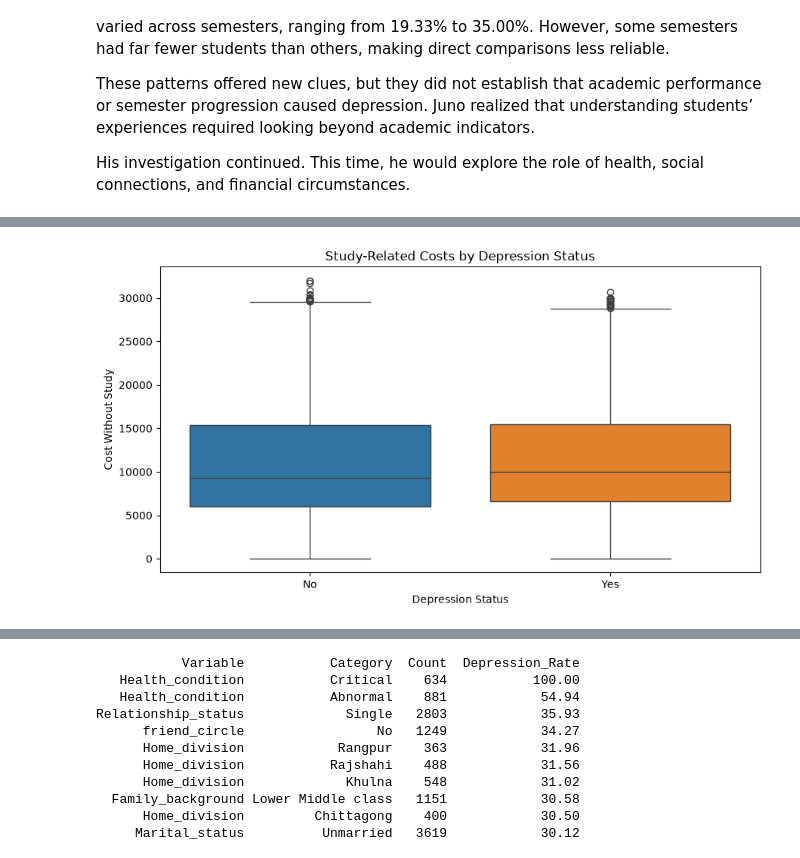
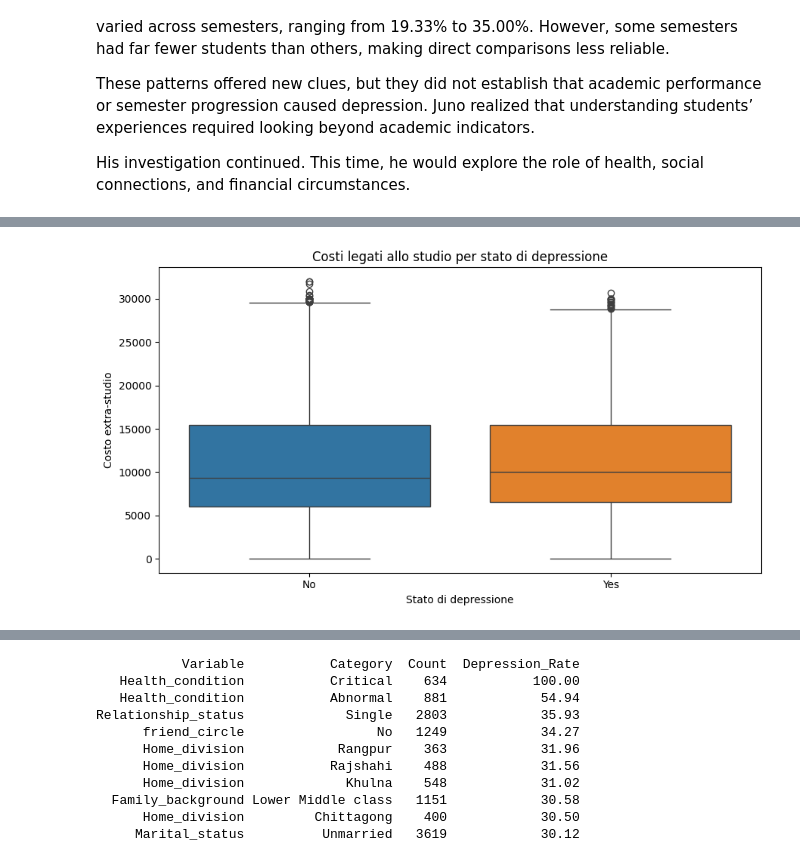
Before and after one commit to DinuIustinAdrian/final_project_data_science, a Jupyter notebook: juno-s-story-student-depression-eda-stats.ipynb, the cells around one changed output, grey strips where cells are left out. Saved outputs shown, nothing was run; the diff lists cells and outputs as text; code cells hidden in the pictures.

```diff
--- a/juno-s-story-student-depression-eda-stats.ipynb
+++ b/juno-s-story-student-depression-eda-stats.ipynb
@@ -337,23 +329,23 @@ plot_depression_comparison("friend_circle", "Friend Circle")
 # %%
 fig, ax = plt.subplots(figsize=(9, 5))
 
 sns.boxplot(
     data=df,
     x="Depression",
     y="Cost_without_study",
     hue="Depression",
     order=["No", "Yes"],
     hue_order=["No", "Yes"],
     palette={"No": "tab:blue", "Yes": "tab:orange"},
     legend=False,
     ax=ax
 )
 
-ax.set_title("Study-Related Costs by Depression Status")
-ax.set_xlabel("Depression Status")
-ax.set_ylabel("Cost Without Study")
+ax.set_title("Costi legati allo studio per stato di depressione")
+ax.set_xlabel("Stato di depressione")
+ax.set_ylabel("Costo extra-studio")
 
 plt.tight_layout()
 plt.show()
 # %% [output]
-[figure, old version]
+[figure, new version]
```
Also changed, not shown: parts of 16 cells of this notebook.
